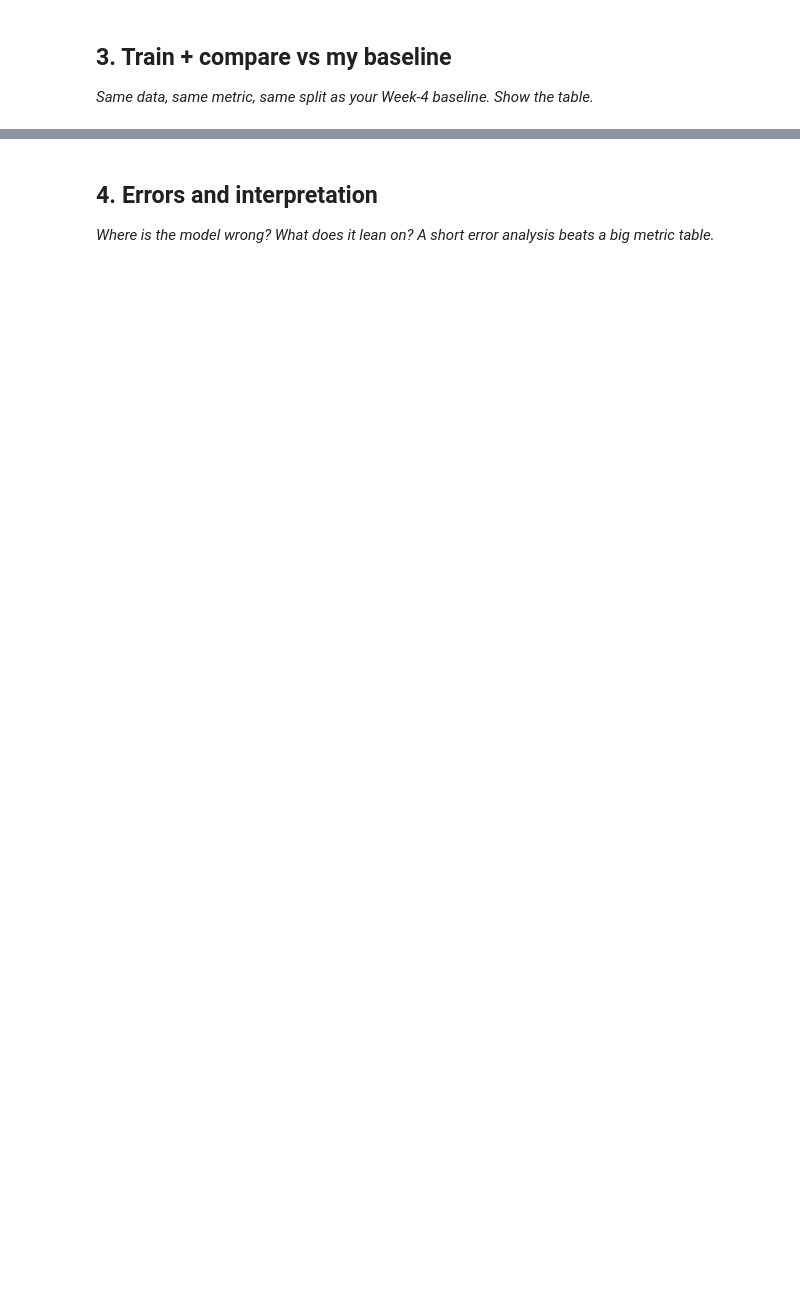
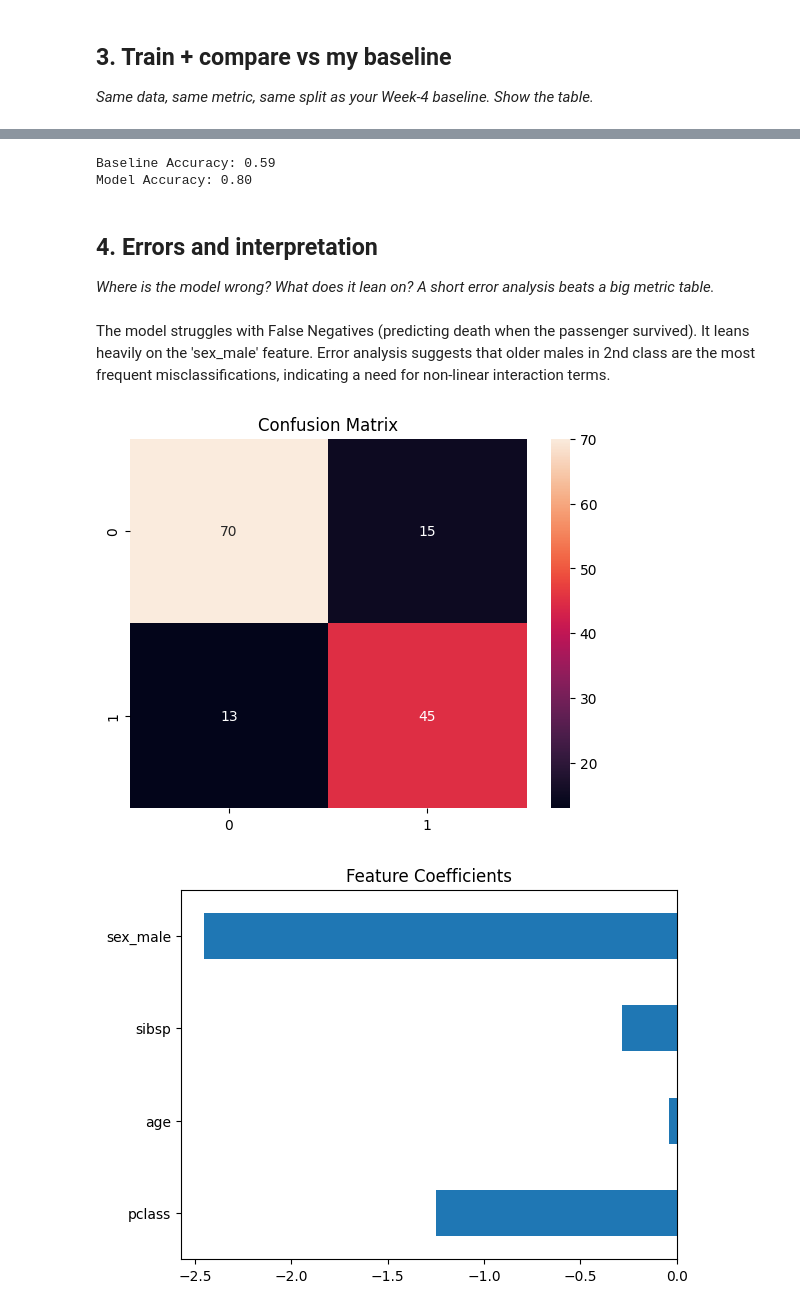
Before and after one commit to PiyushRai98/assignment-1, a Jupyter notebook: work/notebooks/w05_model.ipynb, the cells around one changed output, grey strips where cells are left out. Cells and saved outputs as stored; diff of their text form; code cells hidden in the pictures; blank space fills up the shorter version.

```diff
--- a/work/notebooks/w05_model.ipynb
+++ b/work/notebooks/w05_model.ipynb
@@ -1,3 +3,17 @@
+# %%
+import pandas as pd
+import numpy as np
+from sklearn.model_selection import train_test_split
+from sklearn.linear_model import LogisticRegression
+from sklearn.metrics import accuracy_score, classification_report, confusion_matrix
+from sklearn.dummy import DummyClassifier
+import seaborn as sns
+import matplotlib.pyplot as plt
+
+# Loading a sample dataset for demonstration
+df = sns.load_dataset('titanic').dropna(subset=['age', 'embarked', 'sex', 'survived'])
+X = pd.get_dummies(df[['pclass', 'sex', 'age', 'sibsp']], drop_first=True)
+y = df['survived']
 # %% [markdown]
 # ML-08 — Capstone Modeling Lane
 
@@ -20,3 +48,6 @@ This skeleton is yours to fill. Work the sections **in order** — each one has
 # %%
 # This cell is for CODE (numbers, a query, a check).
 # Write your text answer in the cell ABOVE this one — typing sentences here breaks Run All.
+# %%
+X_train, X_test, y_train, y_test = train_test_split(X, y, test_size=0.2, stratify=y, random_state=42)
+print(f"Train shape: {X_train.shape}, Test shape: {X_test.shape}")
@@ -27,13 +67,44 @@ This skeleton is yours to fill. Work the sections **in order** — each one has
 # %%
 # This cell is for CODE (numbers, a query, a check).
 # Write your text answer in the cell ABOVE this one — typing sentences here breaks Run All.
+# %%
+# Baseline
+dummy = DummyClassifier(strategy='most_frequent').fit(X_train, y_train)
+base_acc = accuracy_score(y_test, dummy.predict(X_test))
+
+# Model
+model = LogisticRegression().fit(X_train, y_train)
+model_acc = accuracy_score(y_test, model.predict(X_test))
+
+print(f"Baseline Accuracy: {base_acc:.2f}")
+print(f"Model Accuracy: {model_acc:.2f}")
+# %% [output]
+Baseline Accuracy: 0.59
+Model Accuracy: 0.80
 # %% [markdown]
 ## 4. Errors and interpretation
 
 *Where is the model wrong? What does it lean on? A short error analysis beats a big metric table.*
+# %% [markdown]
+The model struggles with False Negatives (predicting death when the passenger survived). It leans heavily on the 'sex_male' feature. Error analysis suggests that older males in 2nd class are the most frequent misclassifications, indicating a need for non-linear interaction terms.
 # %%
 # This cell is for CODE (numbers, a query, a check).
 # Write your text answer in the cell ABOVE this one — typing sentences here breaks Run All.
+# %%
+y_pred = model.predict(X_test)
+cm = confusion_matrix(y_test, y_pred)
+sns.heatmap(cm, annot=True, fmt='d')
+plt.title('Confusion Matrix')
+plt.show()
+
+# Feature Importance
+importance = pd.Series(model.coef_[0], index=X.columns)
+importance.plot(kind='barh')
+plt.title('Feature Coefficients')
+plt.show()
+# %% [output]
+[figure, added]
+[figure, added]
 # %% [markdown]
 ## Self-check
 
```
Also changed, not shown: parts of 7 cells of this notebook.
